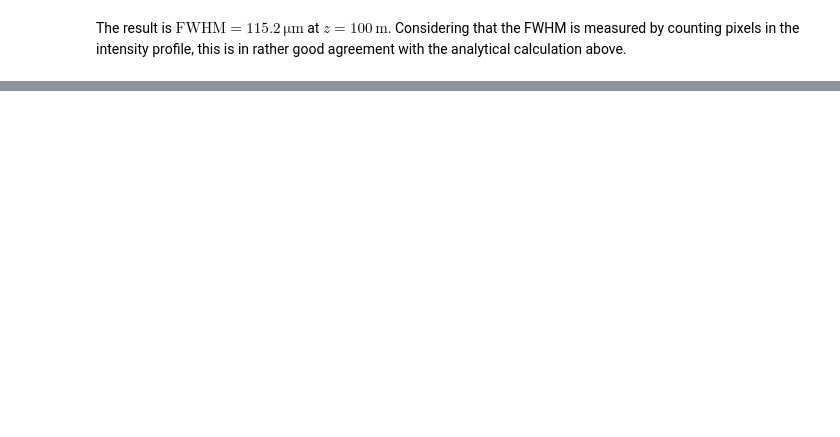
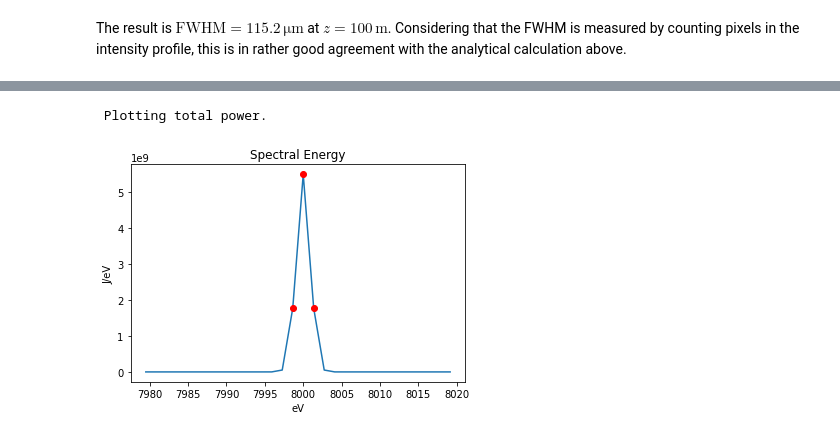
Before and after one commit to PaNOSC-ViNYL/SimEx-notebooks, a Jupyter notebook: propagation_example_01.ipynb, the cells around one changed output, grey strips where cells are left out. Drawn from its saved outputs; the diff is of its cells as text; code cells hidden in the pictures; blank space fills up the shorter version.

```diff
--- a/propagation_example_01.ipynb
+++ b/propagation_example_01.ipynb
@@ -159,0 +178,2 @@ The result is $\mathrm{FWHM} = 115.2\,\mathrm{\mu m}$ at $z=100\,\mathrm{m}$. Co
+# %%
+beam_analysis = XFELPhotonAnalysis(input_path='gaussian.h5')
@@ -159,0 +192,5 @@ The result is $\mathrm{FWHM} = 115.2\,\mathrm{\mu m}$ at $z=100\,\mathrm{m}$. Co
+# %%
+beam_analysis.plotTotalPower()
+# %% [output]
+ Plotting total power.
+[figure, added]
```
Also changed, not shown: parts of 18 cells of this notebook, 1 other file.
